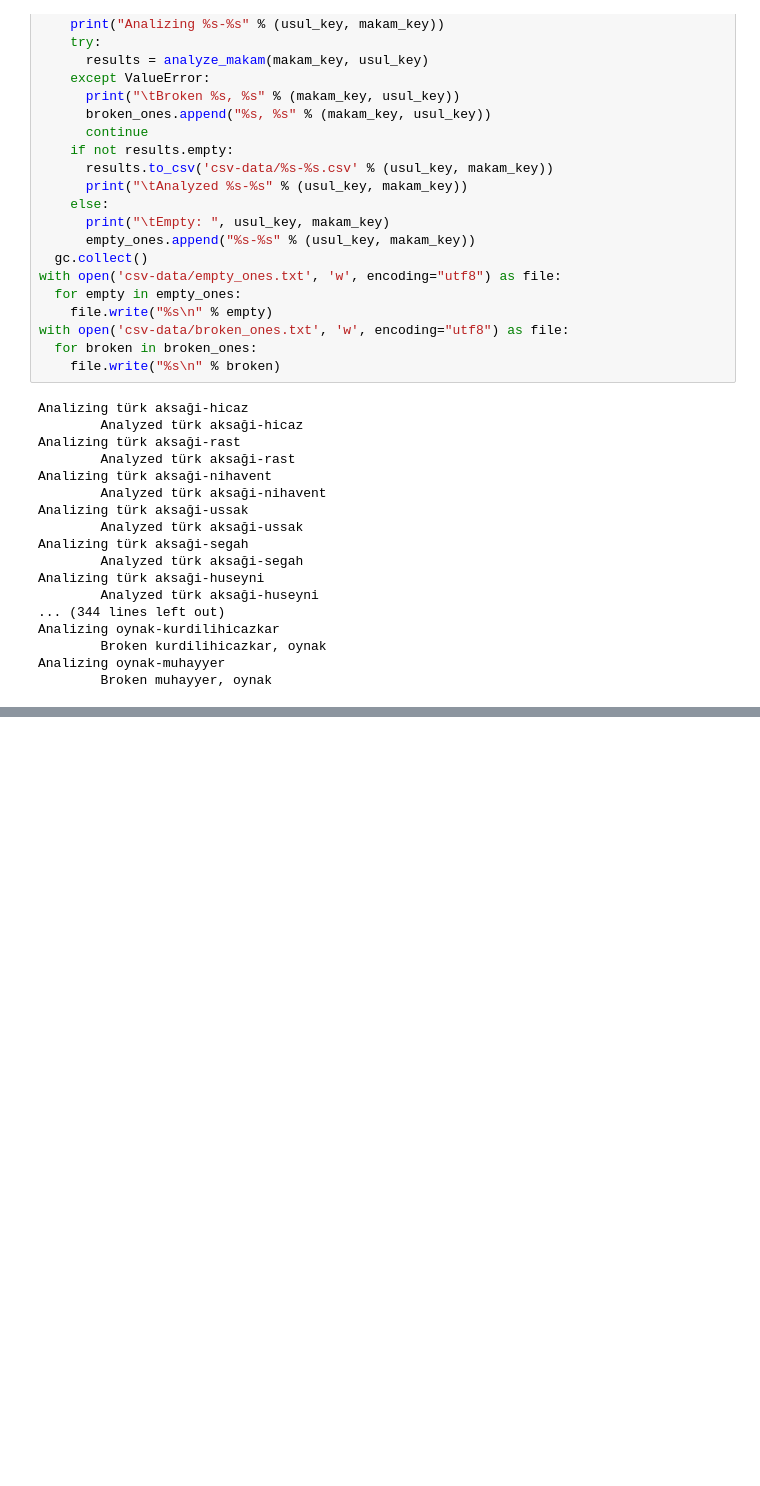
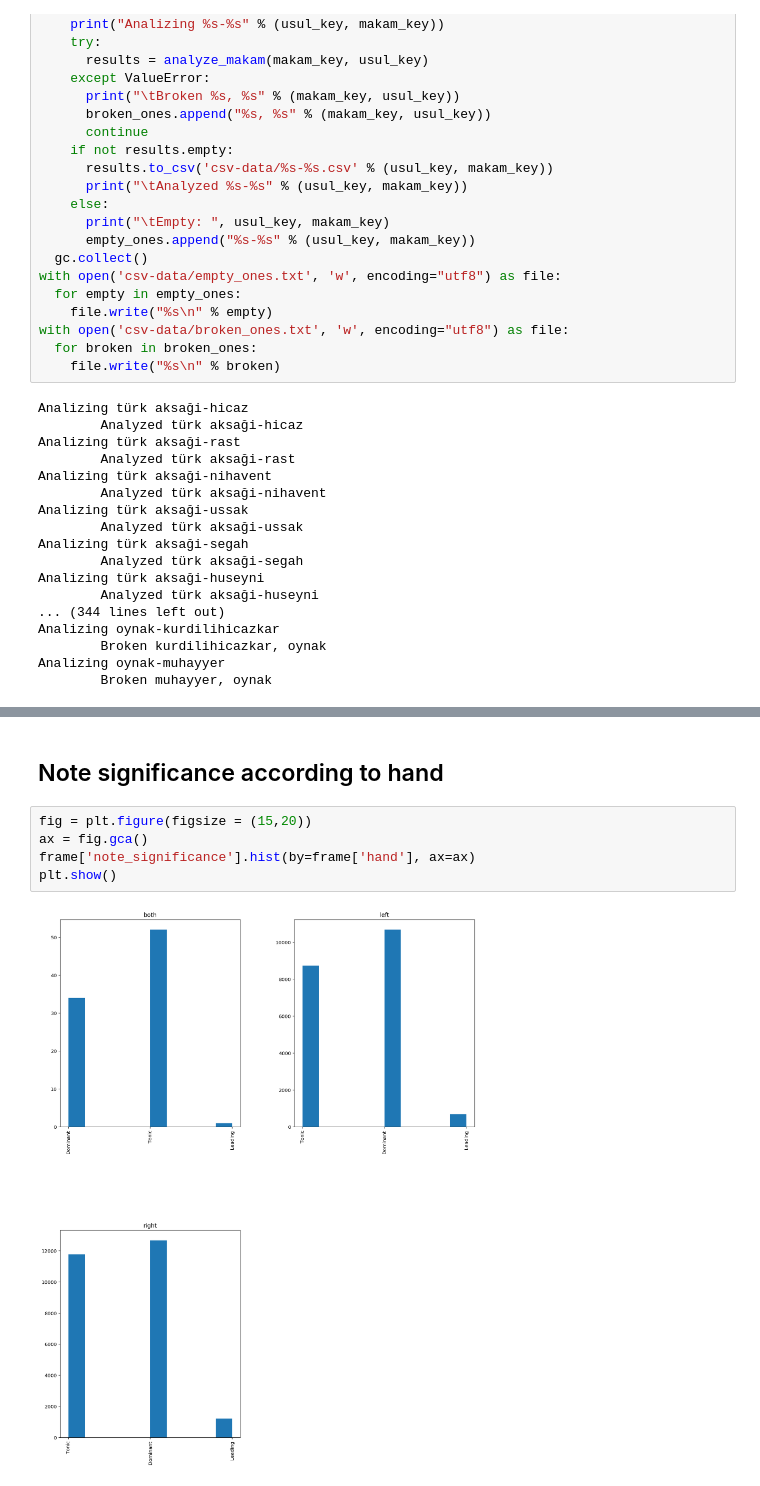
Before and after one commit to migperfer/AMPL-UPF-MSC, a Jupyter notebook: Check usuls_makams.ipynb, the cells around one changed output, grey strips where cells are left out. Drawn from its saved outputs; the diff is of its cells as text; blank space fills up the shorter version.

```diff
--- a/Check usuls_makams.ipynb
+++ b/Check usuls_makams.ipynb
@@ -265,0 +279,9 @@ Analizing oynak-muhayyer
+# %% [markdown]
+## Note significance according to hand
+# %%
+fig = plt.figure(figsize = (15,20))
+ax = fig.gca()
+frame['note_significance'].hist(by=frame['hand'], ax=ax)
+plt.show()
+# %% [output]
+[figure, added]
```
Also changed, not shown: parts of 14 cells of this notebook.
